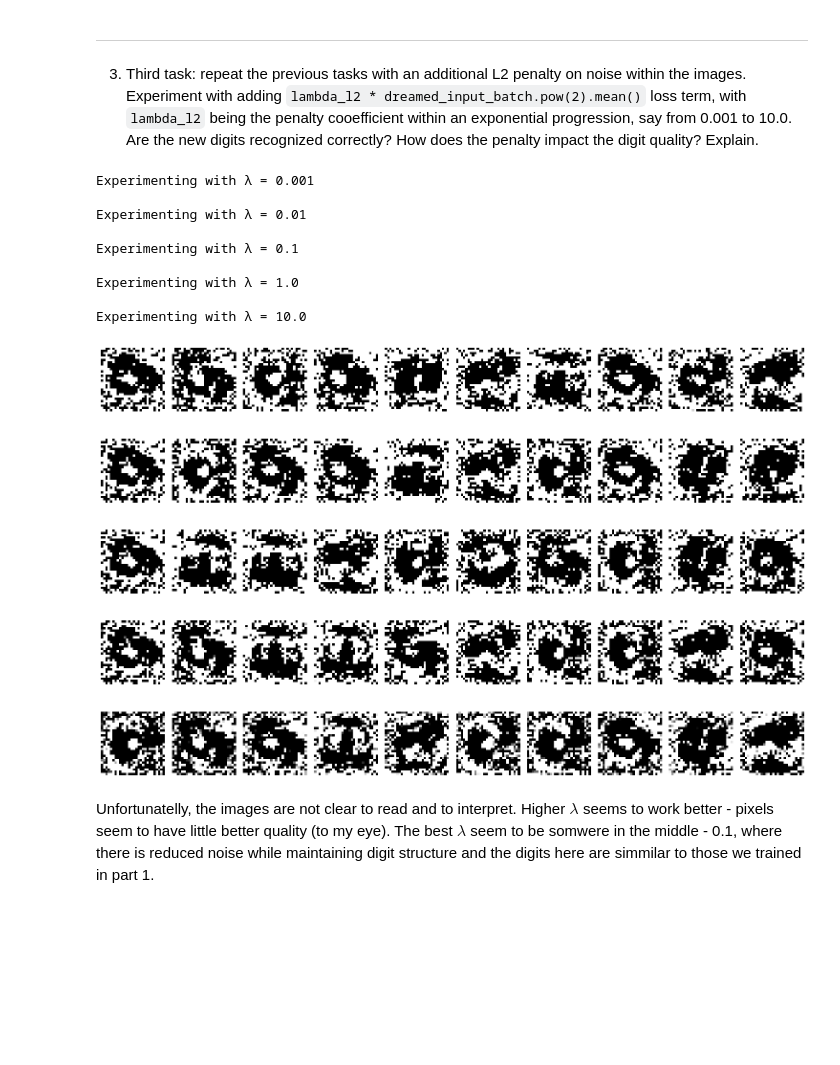
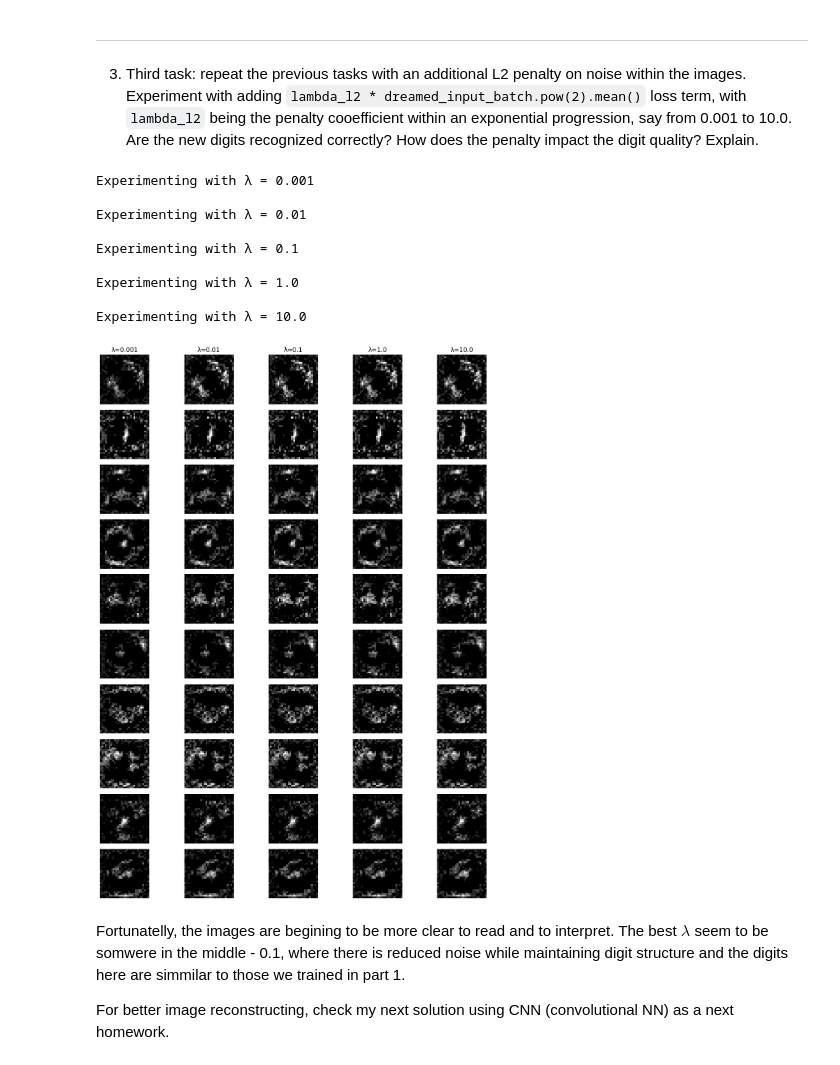
Before and after one commit to TrzeciakPiotr2300/Uczenie_Maszynowe_2025, a Jupyter notebook: HW09_multi-layer-perceptron-MLP.ipynb, the cells around one changed output. Drawn from its saved outputs; the diff is of its cells as text; code cells hidden in the pictures; blank space fills up the shorter version.

```diff
--- a/HW09_multi-layer-perceptron-MLP.ipynb
+++ b/HW09_multi-layer-perceptron-MLP.ipynb
@@ -317,12 +322,12 @@ for lambda_l2 in lambdas:
     images = torch.randn((10, 1, 28, 28), device=device, requires_grad=True)
     targets = torch.arange(10, device=device)
 
-    optimizer = torch.optim.Adam([images], lr=0.1)
+    optimizer = torch.optim.Adam([images], lr=0.01)
 
-    for step in range(1000):
+    for step in range(14000):
         optimizer.zero_grad()
         outputs = net(images)
-        ce_loss = -F.cross_entropy(outputs, targets)
+        ce_loss = F.cross_entropy(outputs, targets)
         l2_loss = lambda_l2 * images.pow(2).mean()
         total_loss = ce_loss + l2_loss
         total_loss.backward()
@@ -338,16 +343,6 @@ for lambda_l2 in lambdas:
         'images': final_images,
         'confidence': confidence
     }
-
-# Visualization
-fig, axs = plt.subplots(len(lambdas), 10, figsize=(15, 2*len(lambdas)))
-for i, (lambda_l2, result) in enumerate(results.items()):
-    for j in range(10):
-        axs[i,j].imshow(result['images'][j][0], cmap='gray')
-        axs[i,j].axis('off')
-    axs[i,0].set_ylabel(f"λ={lambda_l2}\nConf: {result['confidence']:.2f}", rotation=0, ha='right')
-plt.tight_layout()
-plt.show()
 # %% [output]
 Experimenting with λ = 0.001
 
@@ -358,6 +353,21 @@ Experimenting with λ = 0.1
 Experimenting with λ = 1.0
 
 Experimenting with λ = 10.0
-[figure, removed]
+# %%
+fig, axs = plt.subplots(10, 5, figsize=(12, 15))
+
+for i, (lambda_l2, result) in enumerate(results.items()):
+    axs[0, i].set_title(f"λ={lambda_l2}")
+
+    for j in range(10):
+        axs[j, i].imshow(result['images'][j][0], cmap='gray')
+        axs[j, i].axis('off')
+
+plt.tight_layout()
+plt.show()
+# %% [output]
+[figure, added]
 # %% [markdown]
-Unfortunatelly, the images are not clear to read and to interpret. Higher $\lambda$ seems to work better - pixels seem to have little better quality (to my eye). The best $\lambda$ seem to be somwere in the middle - 0.1, where there is reduced noise while maintaining digit structure and the digits here are simmilar to those we trained in part 1.
+Fortunatelly, the images are begining to be more clear to read and to interpret. The best $\lambda$ seem to be somwere in the middle - 0.1, where there is reduced noise while maintaining digit structure and the digits here are simmilar to those we trained in part 1.
+
+For better image reconstructing, check my next solution using CNN (convolutional NN) as a next homework.
```
Also changed, not shown: parts of 6 cells of this notebook.
